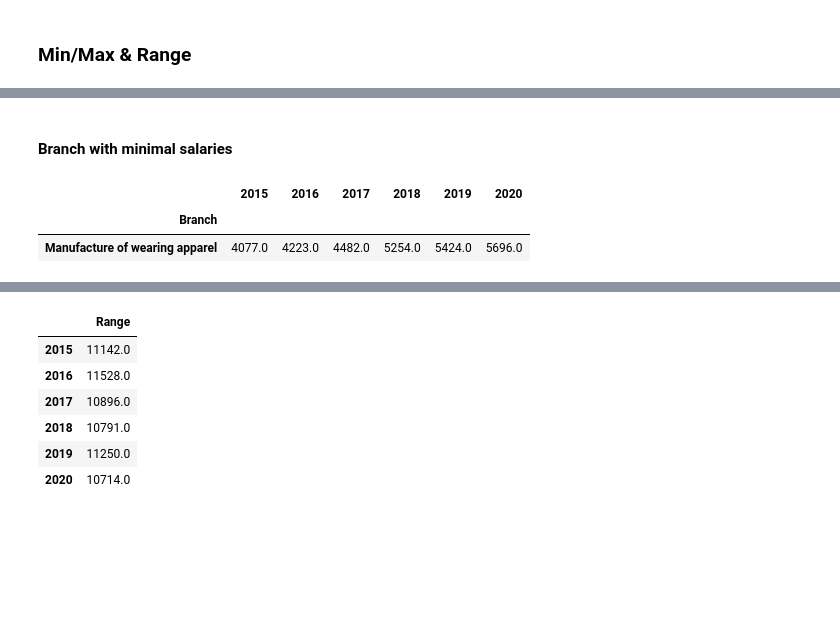
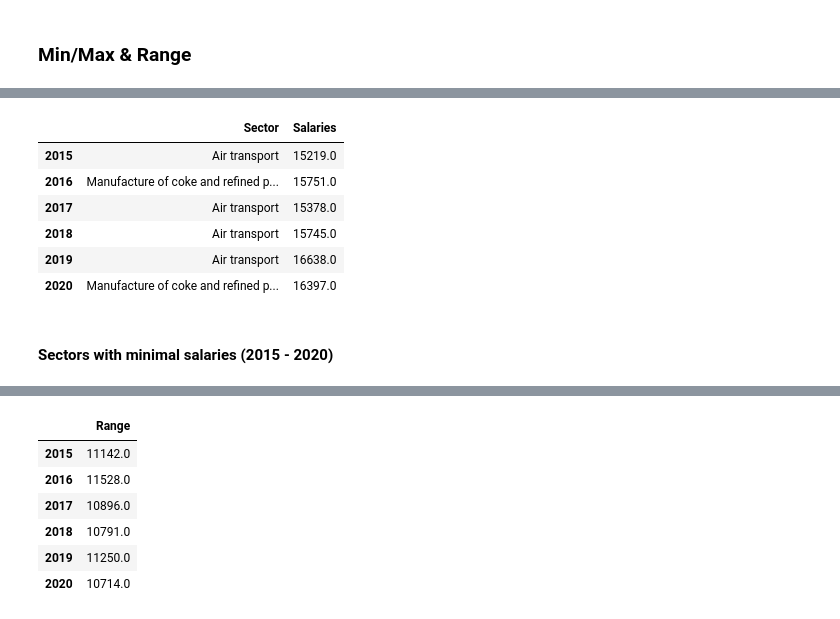
Before and after one commit to p-stachyra/Croatia-Gross-Salaries, a Jupyter notebook: Salaries-Croatia.ipynb, the cells around one changed output, grey strips where cells are left out. Cells and saved outputs as stored; diff of their text form; code cells hidden in the pictures; blank space fills up the shorter version.

```diff
--- a/Salaries-Croatia.ipynb
+++ b/Salaries-Croatia.ipynb
@@ -137,8 +156,18 @@ df_2015_2020_gross.min().to_frame()
+# %%
+s_index = df_2015_2020_gross.idxmax(axis=0)
+s_max = df_2015_2020_gross.max()
+index_df = pd.DataFrame(s_index)
+index_df.columns = ['Sector']
+df_max = pd.DataFrame(s_max)
+df_max.columns = ['Salaries']
+index_df.join(df_max)
+# %% [output]
+|  | Sector | Salaries |
+| 2015 | Air transport | 15219.0 |
+| 2016 | Manufacture of coke and refined p... | 15751.0 |
+| 2017 | Air transport | 15378.0 |
+| 2018 | Air transport | 15745.0 |
+| 2019 | Air transport | 16638.0 |
+| 2020 | Manufacture of coke and refined p... | 16397.0 |
 # %% [markdown]
-#### Branch with minimal salaries
+#### Sectors with minimal salaries (2015 - 2020)
-# %%
-df_2015_2020_gross[df_2015_2020_gross['2015'] == df_2015_2020_gross['2015'].min()]
-# %% [output]
-|  | 2015 | 2016 | 2017 | 2018 | 2019 | 2020 |
-| Branch |  |  |  |  |  |  |
-| Manufacture of wearing apparel | 4077.0 | 4223.0 | 4482.0 | 5254.0 | 5424.0 | 5696.0 |
```
Also changed, not shown: parts of 20 cells of this notebook.
